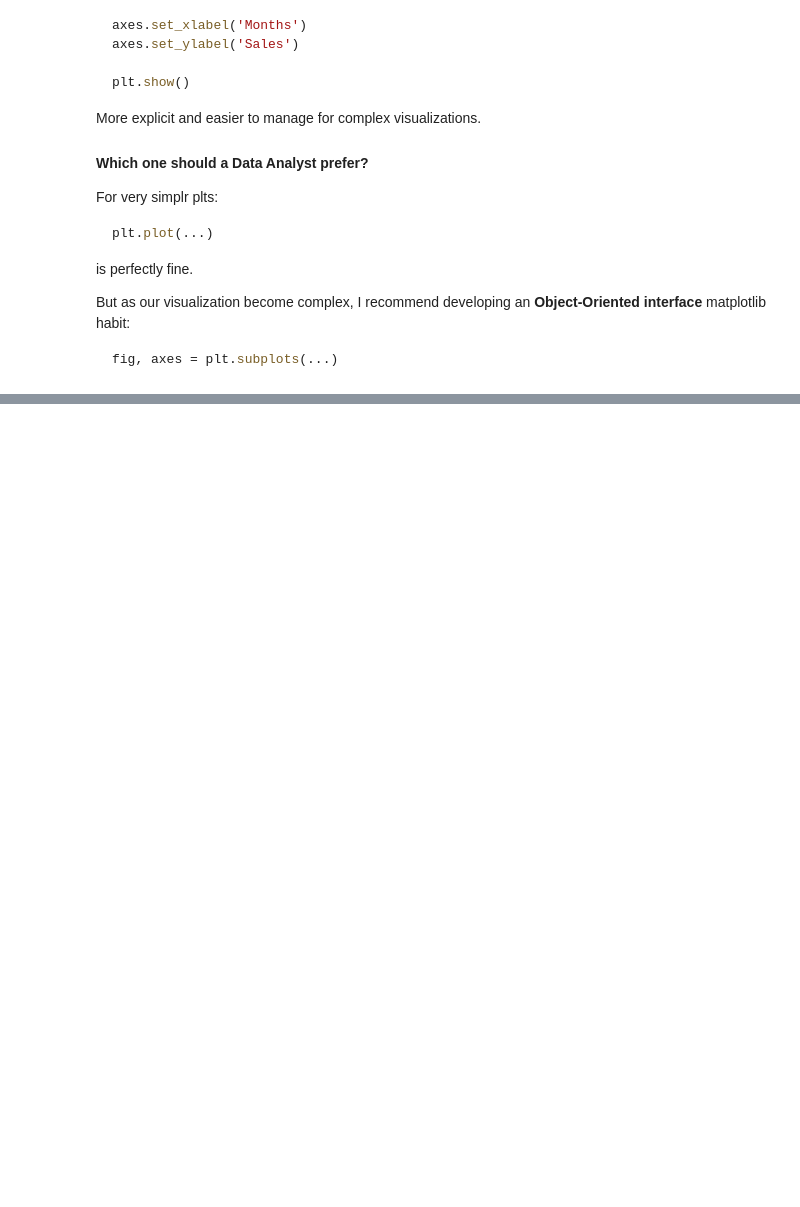
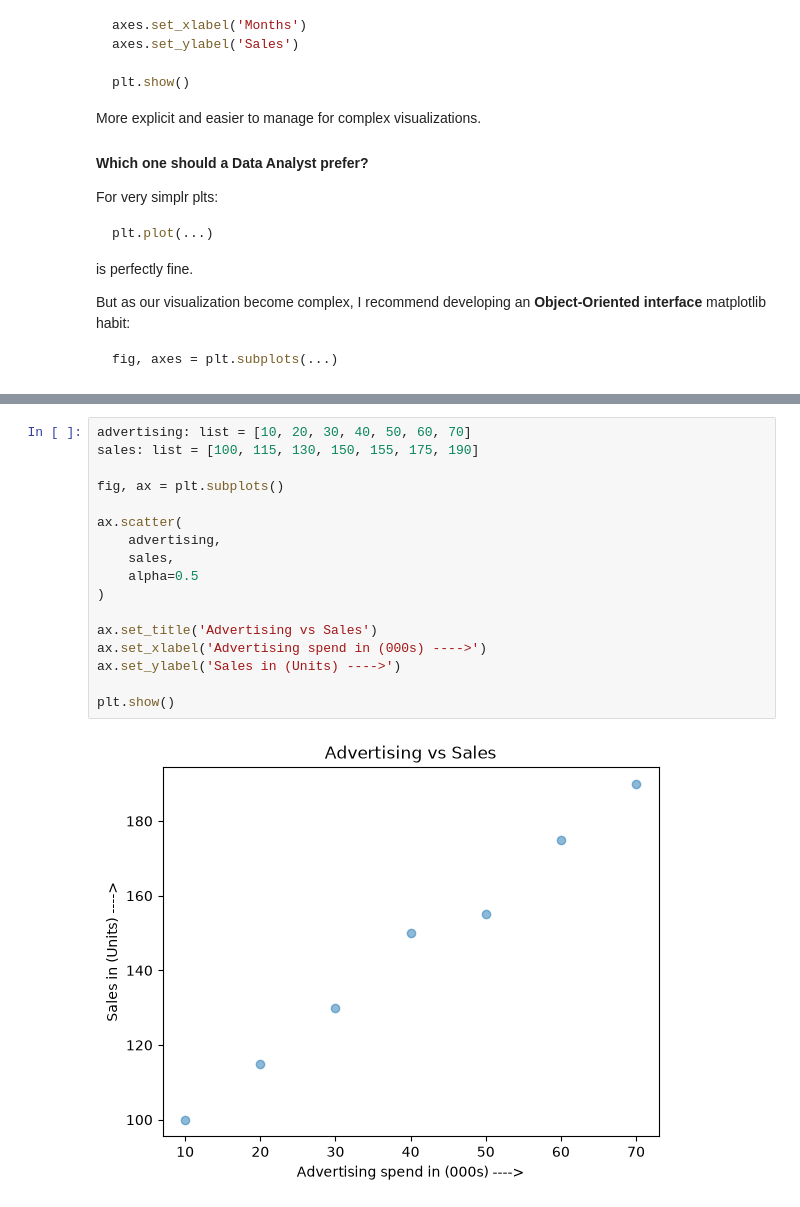
Before and after one commit to sohail-ansari0023/Becoming-A-Data-Analyst, a Jupyter notebook: Data_Visualization_and_Reporting/Libraries/matplotlib/Module_1.ipynb, the cells around one changed output, grey strips where cells are left out. Drawn from its saved outputs; the diff is of its cells as text; blank space fills up the shorter version.

```diff
--- a/Data_Visualization_and_Reporting/Libraries/matplotlib.ipynb
+++ b/Data_Visualization_and_Reporting/Libraries/matplotlib/Module_1.ipynb
@@ -455,0 +745,19 @@ fig, axes = plt.subplots(...)
+# %%
+advertising: list = [10, 20, 30, 40, 50, 60, 70]
+sales: list = [100, 115, 130, 150, 155, 175, 190]
+
+fig, ax = plt.subplots()
+
+ax.scatter(
+    advertising,
+    sales,
+    alpha=0.5
+)
+
+ax.set_title('Advertising vs Sales')
+ax.set_xlabel('Advertising spend in (000s) ---->')
+ax.set_ylabel('Sales in (Units) ---->')
+
+plt.show()
+# %% [output]
+[figure, added]
```
Also changed, not shown: parts of 20 cells of this notebook, 4 other files.
